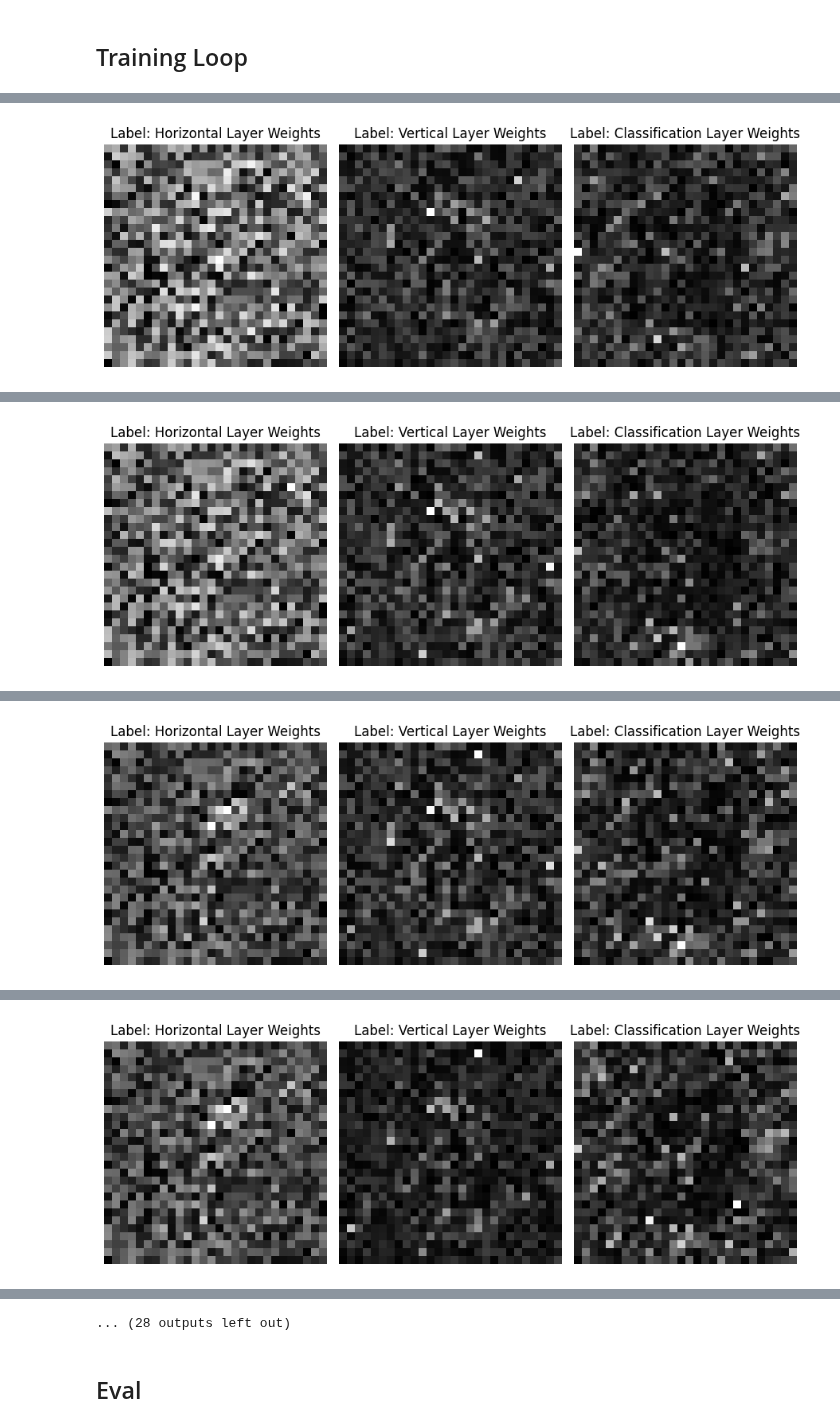
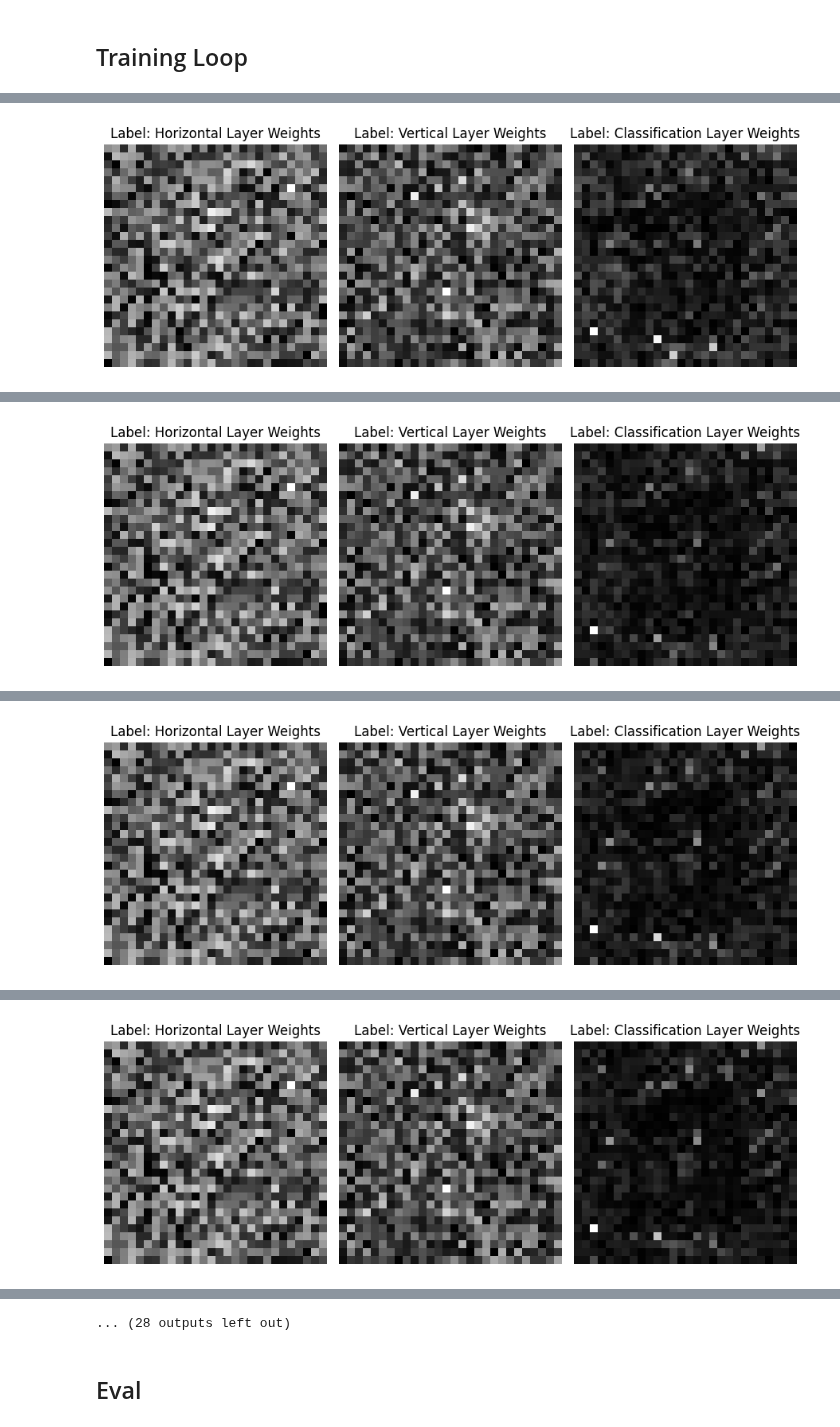
Before and after one commit to Alex-Bishka/ml-fun, a Jupyter notebook: mnist-mech-interp/Maybe Proof Loop Examination.ipynb, the cells around one changed output, grey strips where cells are left out. Drawn from its saved outputs; the diff is of its cells as text; code cells hidden in the pictures.

```diff
--- a/mnist-mech-interp/Maybe Proof Loop Examination.ipynb
+++ b/mnist-mech-interp/Maybe Proof Loop Examination.ipynb
@@ -213,7 +215,7 @@ test_loader = DataLoader(test_dataset, batch_size=128, shuffle=False, num_worker
 ## Training Loop
 # %%
 num_epochs = 20
-sub_loss_factor = 0.001
+sub_loss_factor = 0.004
 best_val_loss = float('inf')
 for epoch in range(num_epochs):
     # --- Training Phase ---
@@ -305,11 +307,6 @@ for epoch in range(num_epochs):
     print(f"  Horizontal Edge Loss: {avg_horizontal_loss:.4f}")
     print(f"  Vertical Edge Loss: {avg_vertical_loss:.4f}")
     print(f"  Val Loss: {avg_val_loss:.4f} | Val Acc: {val_accuracy:.2f}%")
-
-    # save best model
-    if avg_val_loss < best_val_loss:
-        best_val_loss = avg_val_loss
-        torch.save(model.state_dict(), MODEL_NAME)
 # %% [output]
 [figure]
 Epoch 1/20
@@ -326,2 +323,2 @@ Epoch 2/20
-[figure, old version]
+[figure, new version]
 Epoch 3/20
@@ -332,2 +329,2 @@ Epoch 3/20
-[figure, old version]
+[figure, new version]
 Epoch 4/20
@@ -338,2 +335,2 @@ Epoch 4/20
-[figure, old version]
+[figure, new version]
 Epoch 5/20
@@ -344,2 +341,2 @@ Epoch 5/20
-[figure, old version]
+[figure, new version]
 Epoch 6/20
```
Also changed, not shown: parts of 5 cells of this notebook, 12 other files.
